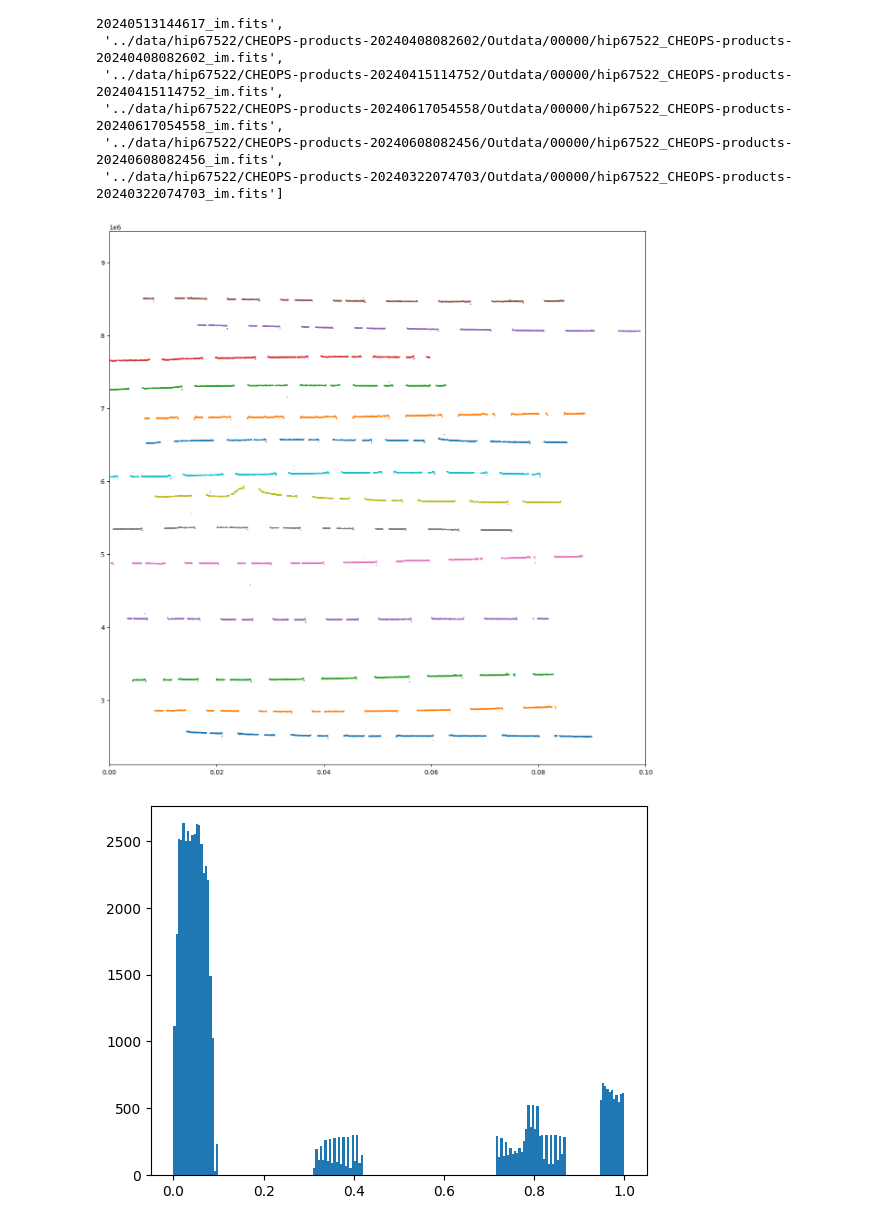
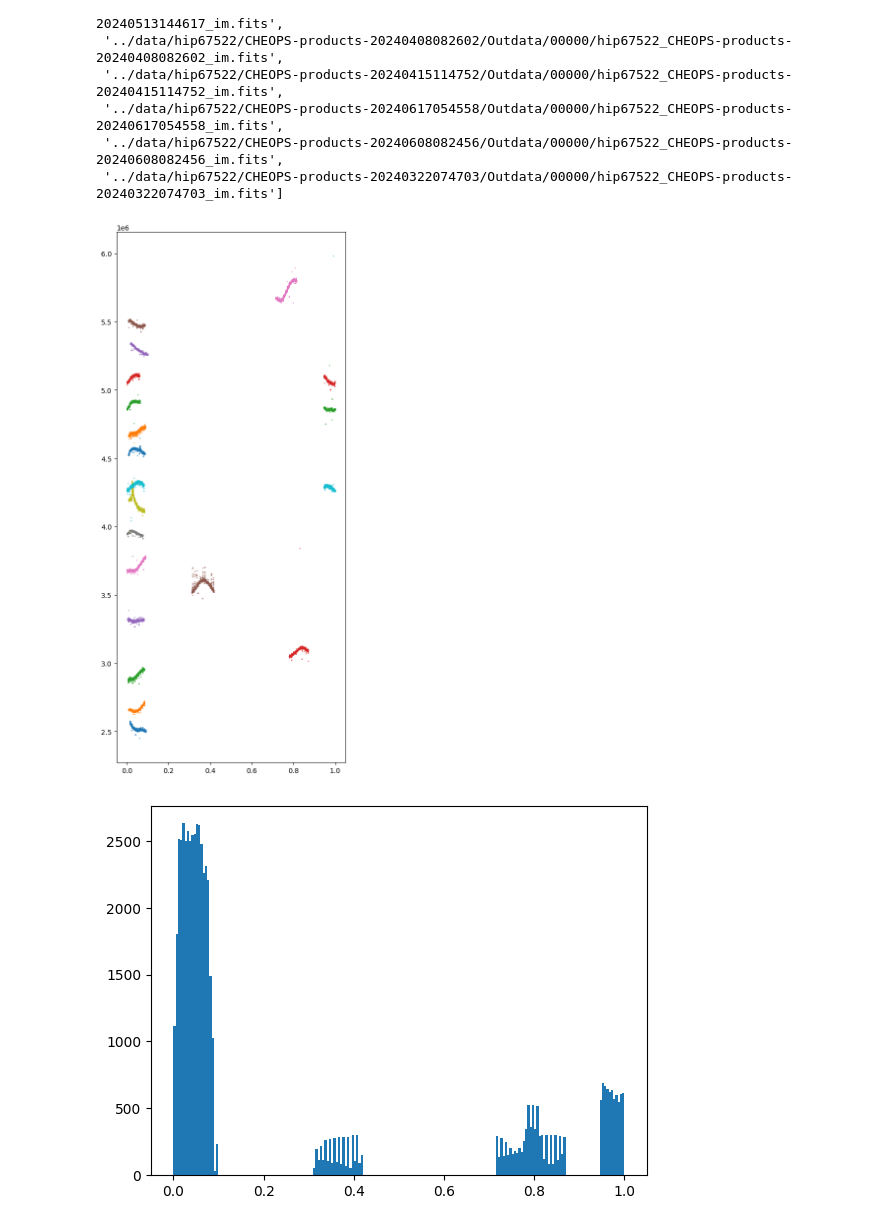
Before and after one commit to ekaterinailin/hip67522-spi, a Jupyter notebook: phase_coverage.ipynb, the cells around one changed output. Saved outputs shown, nothing was run; the diff lists cells and outputs as text; code cells hidden in the pictures.

```diff
--- a/phase_coverage.ipynb
+++ b/phase_coverage.ipynb
@@ -26,39 +82,48 @@ files
  '../data/hip67522/CHEOPS-products-20240608082456/Outdata/00000/hip67522_CHEOPS-products-20240608082456_im.fits',
  '../data/hip67522/CHEOPS-products-20240322074703/Outdata/00000/hip67522_CHEOPS-products-20240322074703_im.fits']
 # %%
-phases = np.array([])
+cheops_phases = np.array([])
 midpoint = 2460392.61598
-period = 6.9595
+period = 6.959503
+# period = 1.44
 offs =0
-plt.figure(figsize=(15,15))
+plt.figure(figsize=(6,14))
+
+time = np.array([])
+flux = np.array([])
+
 for file in files:
     hdulist = fits.open(file)
 
 
     # get the image data
     image_data = hdulist[1].data
 
     t, f, ferr, roll = image_data["BJD_TIME"], image_data["FLUX"], image_data["FLUXERR"], image_data["ROLL"]
 
     # make sure the data is in fact 10s cadence
     assert np.diff(t).min() * 24 * 60 * 60 < 10.05, "Time series is not 10s cadence"
 
     # big endian to little endian
     t = t.byteswap().newbyteorder()
     f = f.byteswap().newbyteorder()
     ferr = ferr.byteswap().newbyteorder()
     roll = roll.byteswap().newbyteorder()
 
+    time = np.concatenate([time, t])
+    flux = np.concatenate([flux, f])
 
 
     # convert t to phase
-    phase = (t - midpoint) / period % 1
+    phase = ((t - midpoint) % period) / period
 
-    phases = np.concatenate([phases, phase])
+
+    cheops_phases = np.concatenate([cheops_phases, phase])
 
     plt.plot(phase, f+offs, ".", markersize=1)
-    offs += 400000
-    plt.xlim(0,0.1)
+    offs += 200000
+    # plt.xlim(0,0.1)
+    # plt.ylim(2.25e6, 2.8e6)
 # %% [output]
-[figure, old version]
+[figure, new version]
 # %%
```
Also changed, not shown: parts of 16 cells of this notebook, 4 other files.
